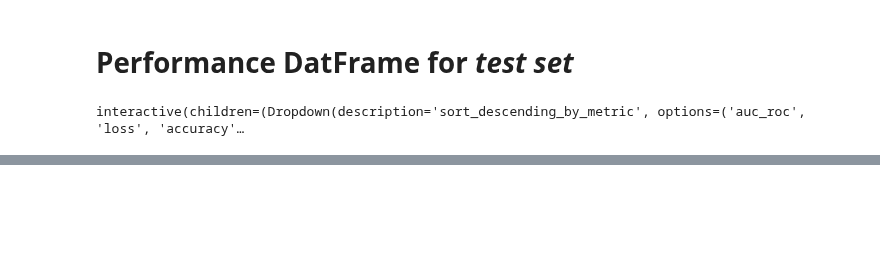
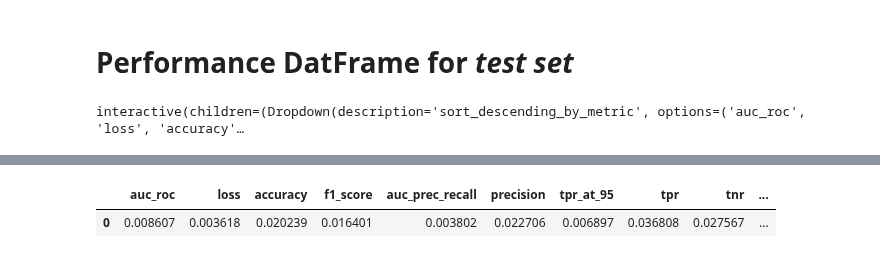
Before and after one commit to MichaelReiter94/acoustic_covid_detection, a Jupyter notebook: python/Jupyter_Notebooks/Tracker Visualizations.ipynb, the cells around one changed output, grey strips where cells are left out. Cells and saved outputs as stored; diff of their text form; code cells hidden in the pictures; blank space fills up the shorter version.

```diff
--- a/python/Jupyter_Notebooks/Tracker Visualizations.ipynb
+++ b/python/Jupyter_Notebooks/Tracker Visualizations.ipynb
@@ -221,3 +221,8 @@ pd.DataFrame(tracker.crossval_runs[0].best_performance_mean["test"], index=[0])
+# %%
+pd.DataFrame(tracker.crossval_runs[0].best_performance_std["test"],  index=[0])
+# %% [output]
+|  | auc_roc | loss | accuracy | f1_score | auc_prec_recall | precision | tpr_at_95 | tpr | tnr | ... |
+| 0 | 0.008607 | 0.003618 | 0.020239 | 0.016401 | 0.003802 | 0.022706 | 0.006897 | 0.036808 | 0.027567 | ... |
 # %%
 def load_tracker(verbosity=None):
     root = tk.Tk()
```
Also changed, not shown: parts of 7 cells of this notebook, 12 other files.
